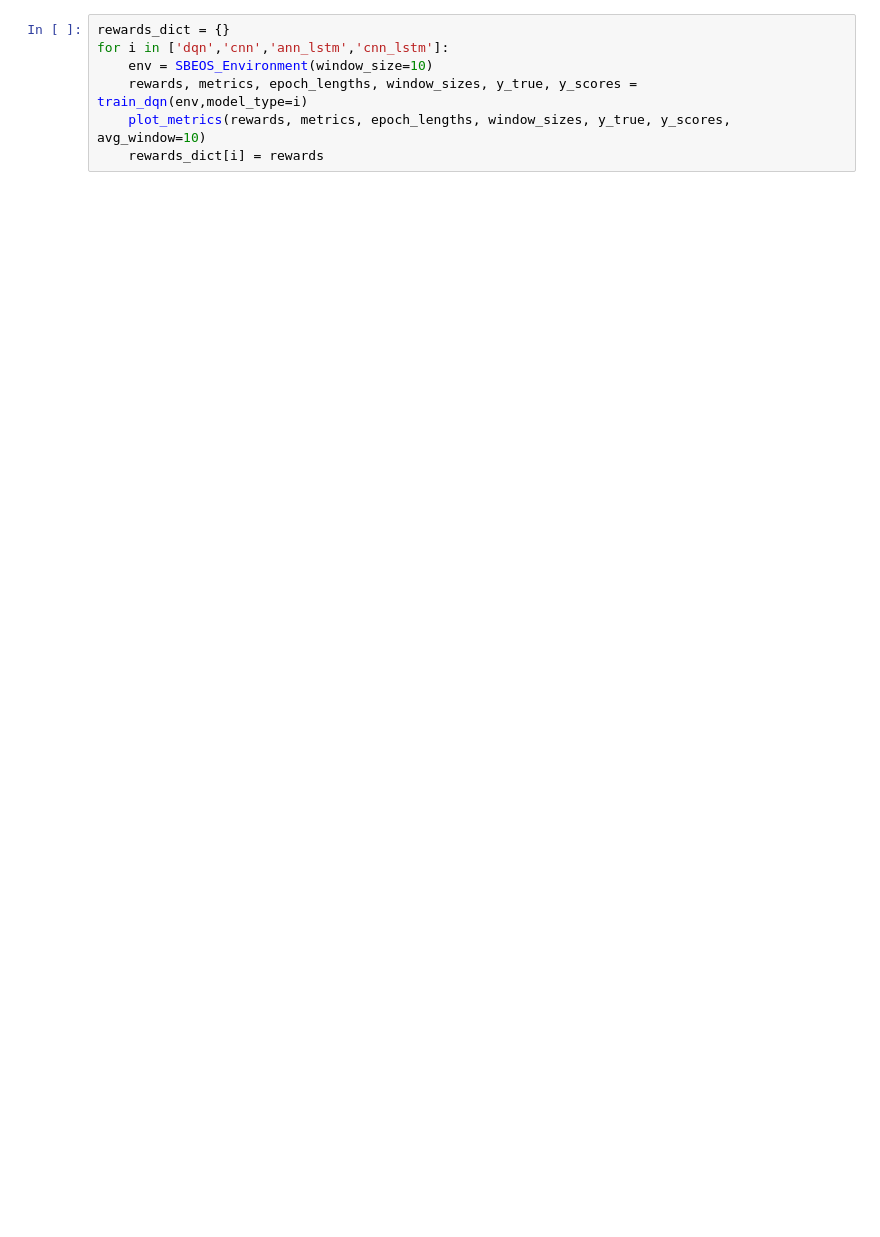
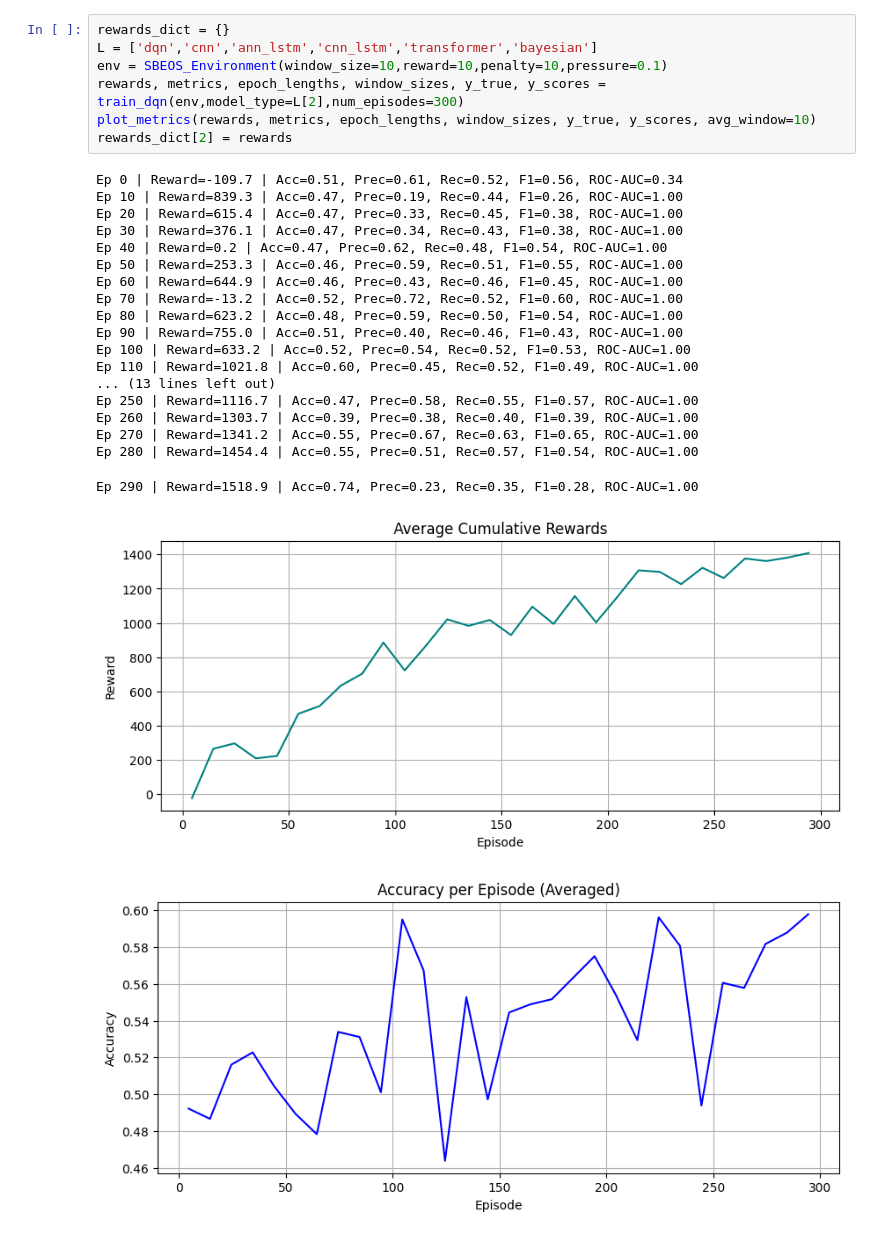
Before and after one commit to ApolloPhantom/EE_Spectrum_Hole_Detection_with_RL, a Jupyter notebook: New_Notebooks/DQN.ipynb, the cells around one changed output. Cells and saved outputs as stored; diff of their text form; blank space fills up the shorter version.

```diff
--- a/New_Notebooks/DQN.ipynb
+++ b/New_Notebooks/DQN.ipynb
@@ -14,8 +15,29 @@ import torch.nn.functional as F
 device = torch.device("cuda" if torch.cuda.is_available() else "cpu")
 # %%
 rewards_dict = {}
-for i in ['dqn','cnn','ann_lstm','cnn_lstm']:
-    env = SBEOS_Environment(window_size=10)
-    rewards, metrics, epoch_lengths, window_sizes, y_true, y_scores = train_dqn(env,model_type=i)
-    plot_metrics(rewards, metrics, epoch_lengths, window_sizes, y_true, y_scores, avg_window=10)
-    rewards_dict[i] = rewards
+L = ['dqn','cnn','ann_lstm','cnn_lstm','transformer','bayesian']
+env = SBEOS_Environment(window_size=10,reward=10,penalty=10,pressure=0.1)
+rewards, metrics, epoch_lengths, window_sizes, y_true, y_scores = train_dqn(env,model_type=L[2],num_episodes=300)
+plot_metrics(rewards, metrics, epoch_lengths, window_sizes, y_true, y_scores, avg_window=10)
+rewards_dict[2] = rewards
+# %% [output]
+Ep 0 | Reward=-109.7 | Acc=0.51, Prec=0.61, Rec=0.52, F1=0.56, ROC-AUC=0.34
+Ep 10 | Reward=839.3 | Acc=0.47, Prec=0.19, Rec=0.44, F1=0.26, ROC-AUC=1.00
+Ep 20 | Reward=615.4 | Acc=0.47, Prec=0.33, Rec=0.45, F1=0.38, ROC-AUC=1.00
+Ep 30 | Reward=376.1 | Acc=0.47, Prec=0.34, Rec=0.43, F1=0.38, ROC-AUC=1.00
+Ep 40 | Reward=0.2 | Acc=0.47, Prec=0.62, Rec=0.48, F1=0.54, ROC-AUC=1.00
+Ep 50 | Reward=253.3 | Acc=0.46, Prec=0.59, Rec=0.51, F1=0.55, ROC-AUC=1.00
+Ep 60 | Reward=644.9 | Acc=0.46, Prec=0.43, Rec=0.46, F1=0.45, ROC-AUC=1.00
+Ep 70 | Reward=-13.2 | Acc=0.52, Prec=0.72, Rec=0.52, F1=0.60, ROC-AUC=1.00
+Ep 80 | Reward=623.2 | Acc=0.48, Prec=0.59, Rec=0.50, F1=0.54, ROC-AUC=1.00
+Ep 90 | Reward=755.0 | Acc=0.51, Prec=0.40, Rec=0.46, F1=0.43, ROC-AUC=1.00
+Ep 100 | Reward=633.2 | Acc=0.52, Prec=0.54, Rec=0.52, F1=0.53, ROC-AUC=1.00
+Ep 110 | Reward=1021.8 | Acc=0.60, Prec=0.45, Rec=0.52, F1=0.49, ROC-AUC=1.00
+... (13 lines left out)
+Ep 250 | Reward=1116.7 | Acc=0.47, Prec=0.58, Rec=0.55, F1=0.57, ROC-AUC=1.00
+Ep 260 | Reward=1303.7 | Acc=0.39, Prec=0.38, Rec=0.40, F1=0.39, ROC-AUC=1.00
+Ep 270 | Reward=1341.2 | Acc=0.55, Prec=0.67, Rec=0.63, F1=0.65, ROC-AUC=1.00
+Ep 280 | Reward=1454.4 | Acc=0.55, Prec=0.51, Rec=0.57, F1=0.54, ROC-AUC=1.00
+Ep 290 | Reward=1518.9 | Acc=0.74, Prec=0.23, Rec=0.35, F1=0.28, ROC-AUC=1.00
+[figure, added]
+[figure, added]
```
Also changed, not shown: parts of 12 cells of this notebook, 2 other files.
